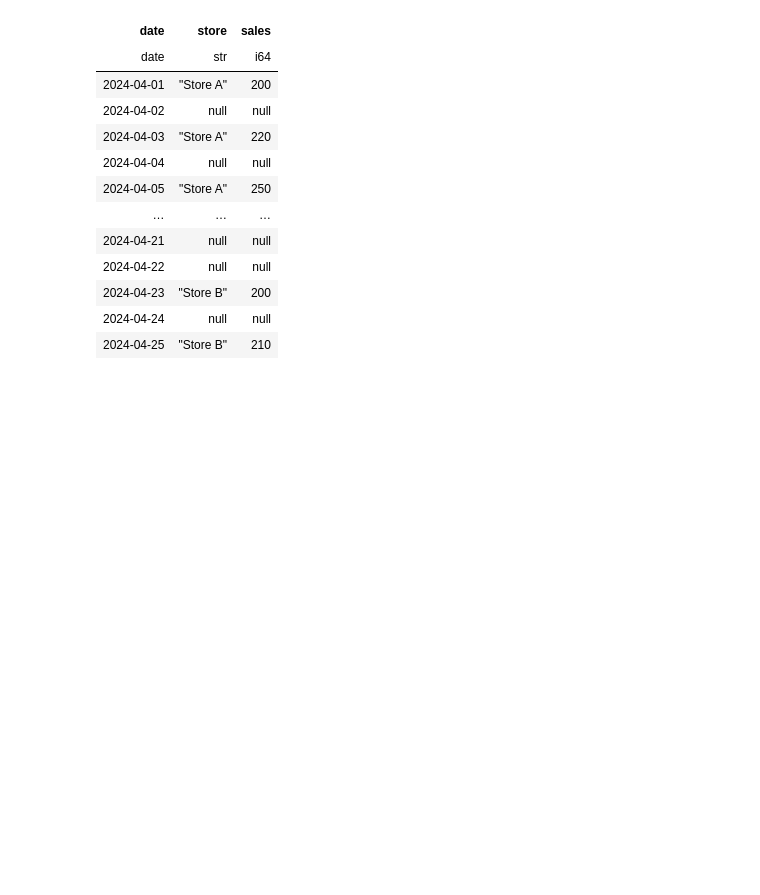
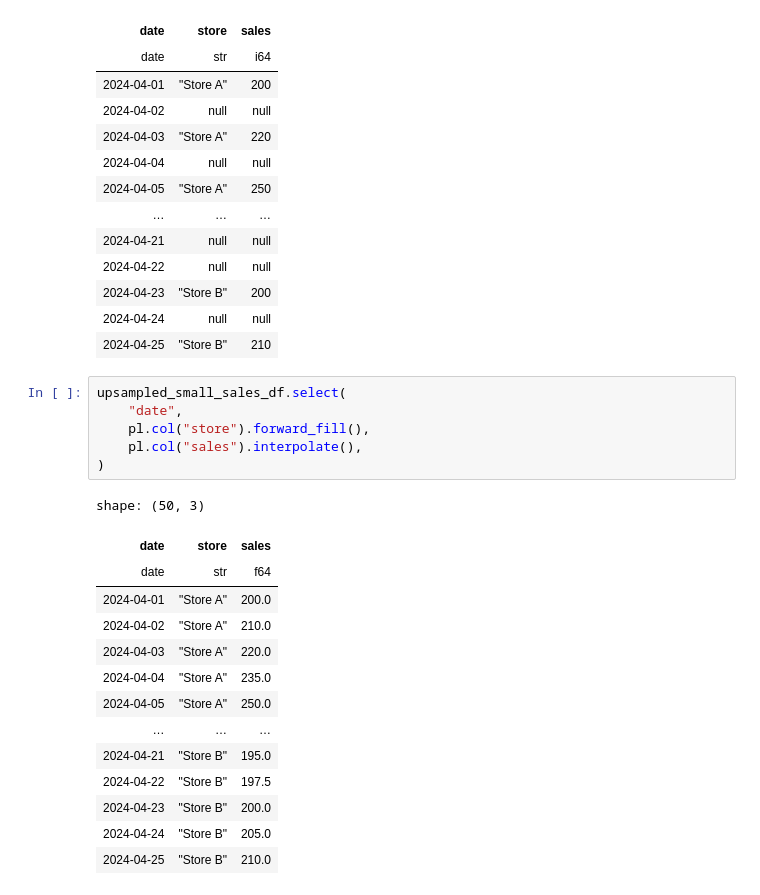
Before and after one commit to asenetcky/python-polars-the-definitive-guide, a Jupyter notebook: ch13-me.ipynb, the cells around one changed output. Drawn from its saved outputs; the diff is of its cells as text; blank space fills up the shorter version.

```diff
--- a/ch13-me.ipynb
+++ b/ch13-me.ipynb
@@ -551,3 +551,24 @@ shape: (50, 3)
 | 2024-04-23 | "Store B" | 200 |
 | 2024-04-24 | null | null |
 | 2024-04-25 | "Store B" | 210 |
+# %%
+upsampled_small_sales_df.select(
+    "date",
+    pl.col("store").forward_fill(),
+    pl.col("sales").interpolate(),
+)
+# %% [output]
+shape: (50, 3)
+| date | store | sales |
+| date | str | f64 |
+| 2024-04-01 | "Store A" | 200.0 |
+| 2024-04-02 | "Store A" | 210.0 |
+| 2024-04-03 | "Store A" | 220.0 |
+| 2024-04-04 | "Store A" | 235.0 |
+| 2024-04-05 | "Store A" | 250.0 |
+| … | … | … |
+| 2024-04-21 | "Store B" | 195.0 |
+| 2024-04-22 | "Store B" | 197.5 |
+| 2024-04-23 | "Store B" | 200.0 |
+| 2024-04-24 | "Store B" | 205.0 |
+| 2024-04-25 | "Store B" | 210.0 |
```
